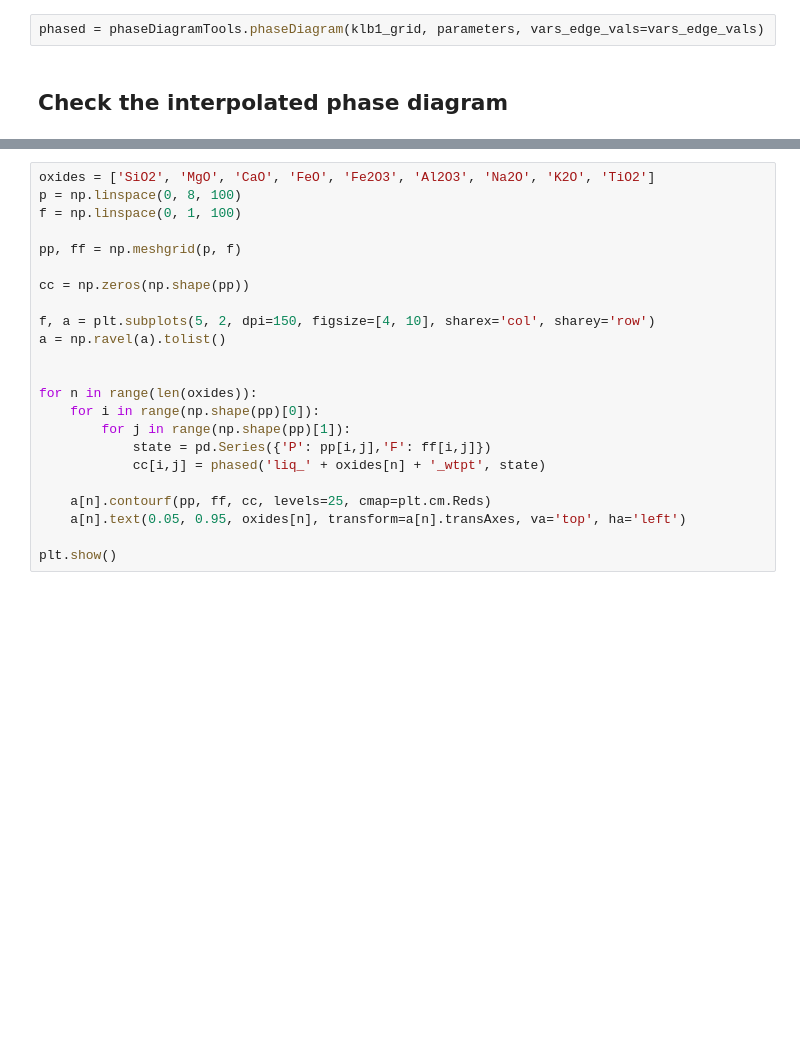
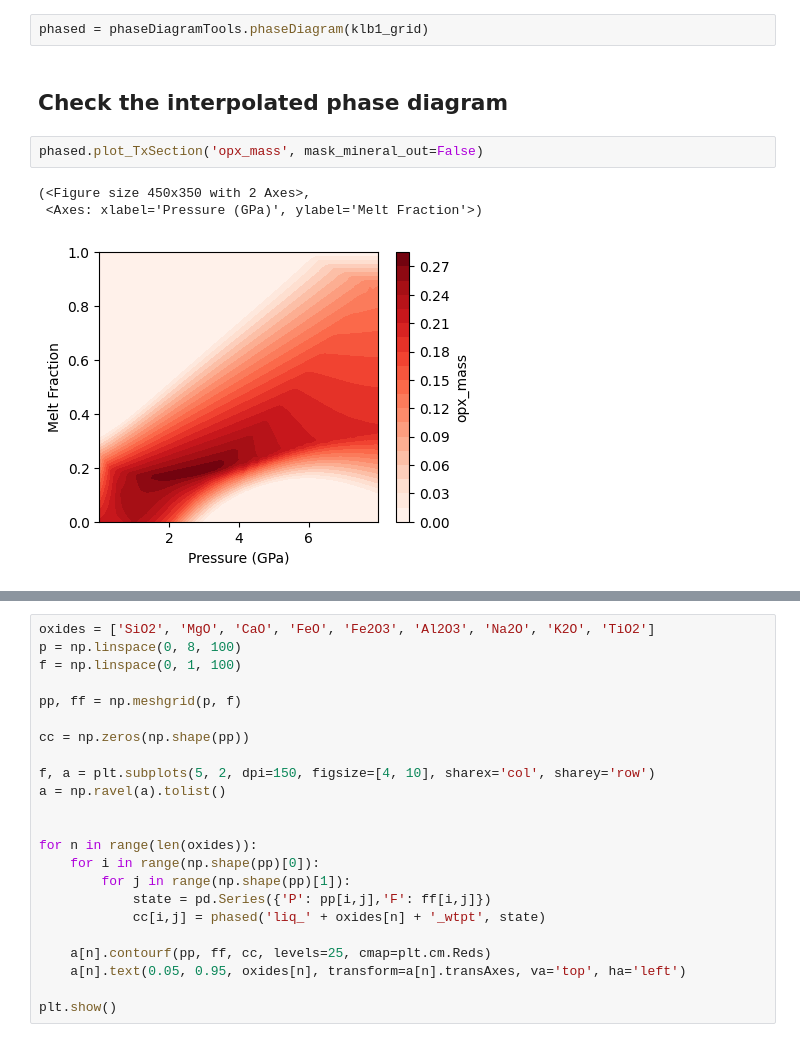
Before and after one commit to simonwmatthews/pyMelt, a Jupyter notebook: docs/phaseDiagrams/Import_thermocalc_klb1.ipynb, the cells around one changed output, grey strips where cells are left out. Cells and saved outputs as stored; diff of their text form; blank space fills up the shorter version.

```diff
--- a/docs/phaseDiagrams/Import_thermocalc_klb1.ipynb
+++ b/docs/phaseDiagrams/Import_thermocalc_klb1.ipynb
@@ -108,4 +46,10 @@ vars_edge_vals = ['g_pyrope', 'g_grossular', 'g_almandine', 'g_uvarovite', 'g_sp
 # %%
-phased = phaseDiagramTools.phaseDiagram(klb1_grid, parameters, vars_edge_vals=vars_edge_vals)
+phased = phaseDiagramTools.phaseDiagram(klb1_grid)
 # %% [markdown]
 ## Check the interpolated phase diagram
+# %%
+phased.plot_TxSection('opx_mass', mask_mineral_out=False)
+# %% [output]
+(<Figure size 450x350 with 2 Axes>,
+ <Axes: xlabel='Pressure (GPa)', ylabel='Melt Fraction'>)
+[figure, added]
```
Also changed, not shown: parts of 4 cells of this notebook, 1 other file.
